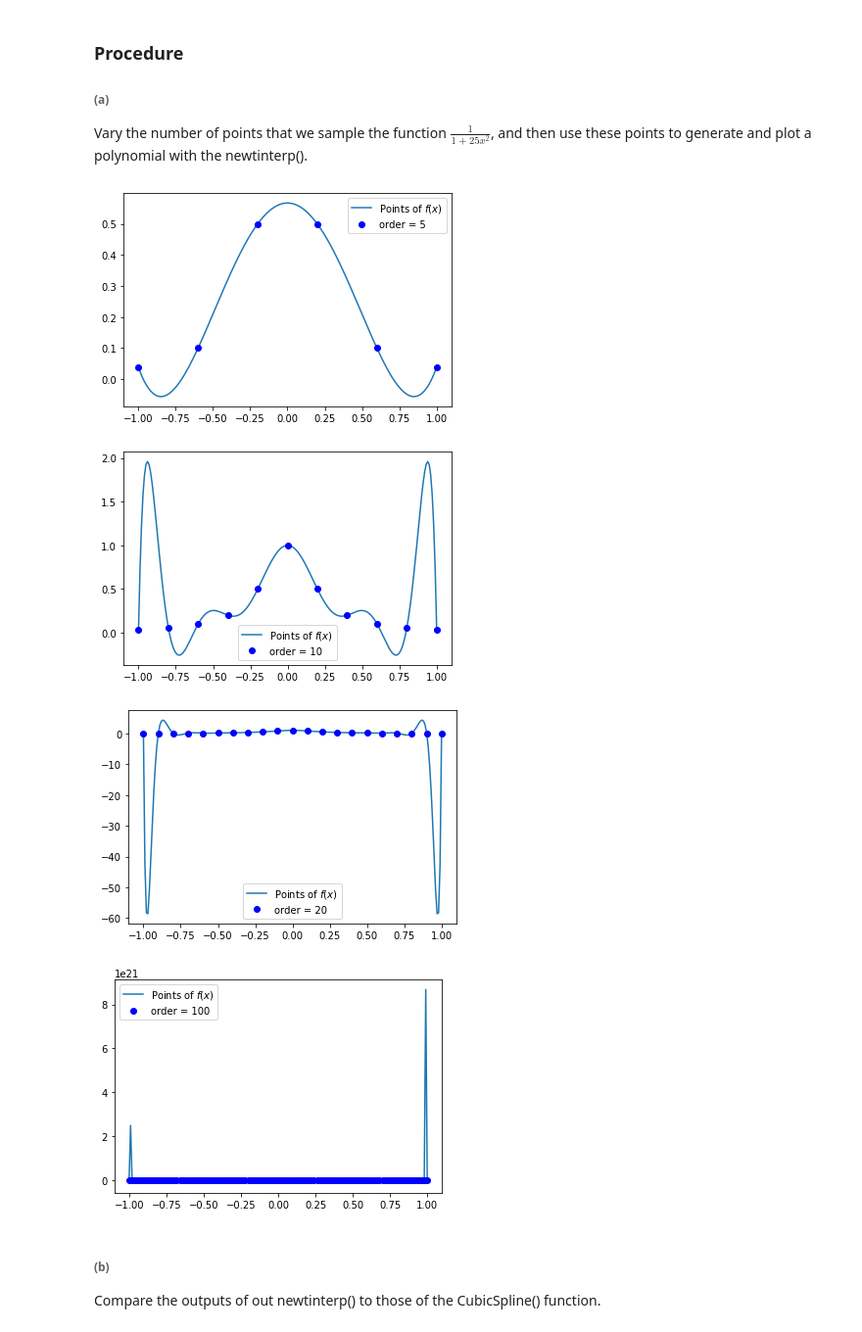
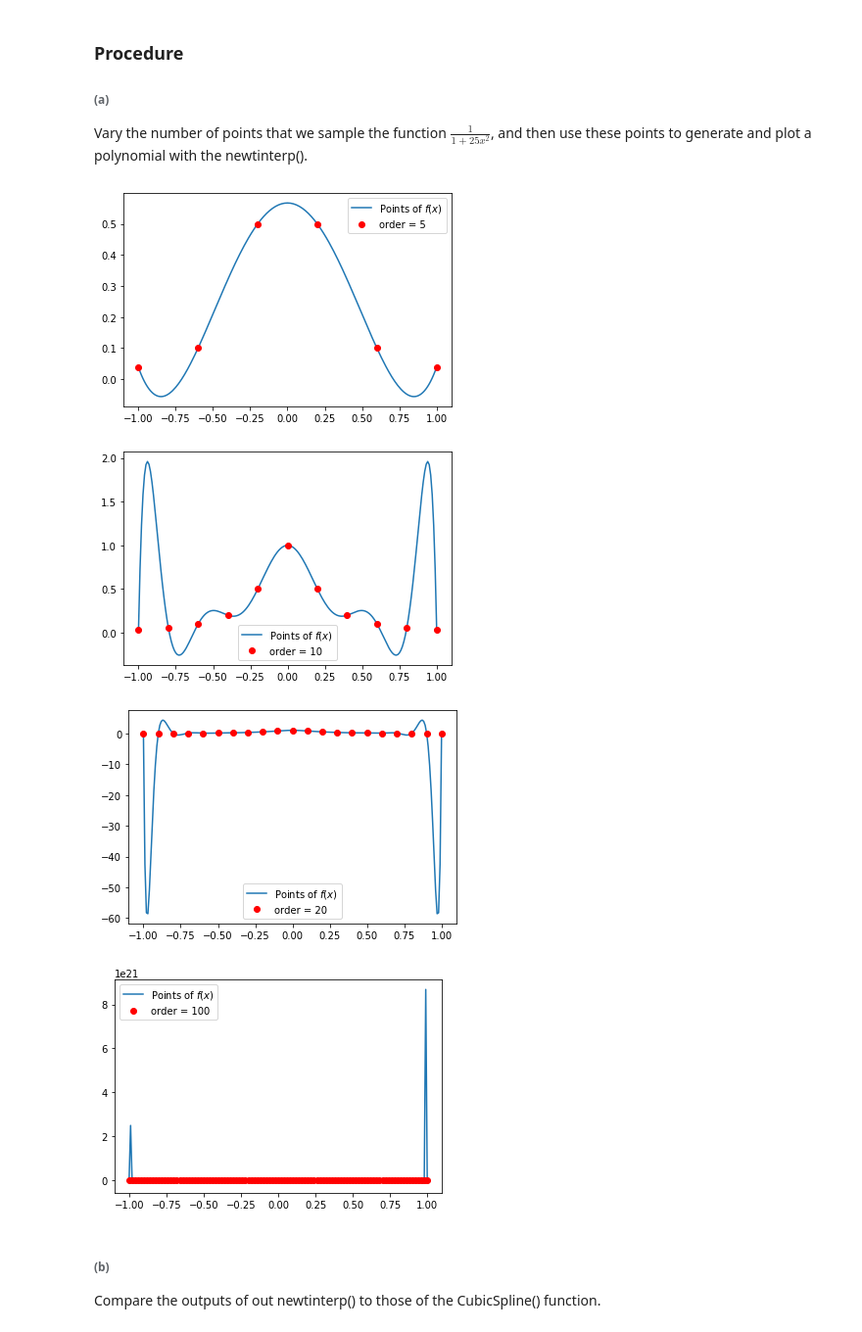
Before and after one commit to Niels-Clayton/Uni-Notes-Second-Year, a Jupyter notebook: Tri 2/MATH 245/Assignment 3/MATH 245 Project 3.ipynb, the cells around one changed output. Shown at 98% size. Cells and saved outputs as stored; diff of their text form; code cells hidden in the pictures.

```diff
--- a/Tri 2/MATH 245/Assignment 3/MATH 245 Project 3.ipynb
+++ b/Tri 2/MATH 245/Assignment 3/MATH 245 Project 3.ipynb
@@ -33,9 +33,7 @@ import scipy.interpolate as sci
 def coefs(x, y):
 
     n = x.size
-    a = []
-    for i in range(n):
-        a.append(y[i])
+    a = np.ndarray.tolist(y)
 
     for k in range(1, n):
 
@@ -227,20 +225,20 @@ generate and plot a polynomial with the newtinterp().
 # %%
 f = lambda x: 1/(1+25*(x**2))
 
 z = np.linspace(-1, 1, 201)
 for n in (5,10,20,100):
     x = np.linspace(-1, 1, n+1)
     y = f(x)
     a = newtinterp(x, y, z)
     plt.plot(z, a,label='Points of $f(x)$')
-    plt.plot(x, f(x), 'bo', label='order = {}'.format(n))
+    plt.plot(x, f(x), 'ro', label='order = {}'.format(n))
     plt.legend()
     plt.show()
 # %% [output]
-[figure, old version]
+[figure, new version]
-[figure, old version]
+[figure, new version]
-[figure, old version]
+[figure, new version]
-[figure, old version]
+[figure, new version]
 # %% [markdown]
 ###### (b)
 
```
Also changed, not shown: parts of 3 cells of this notebook.
